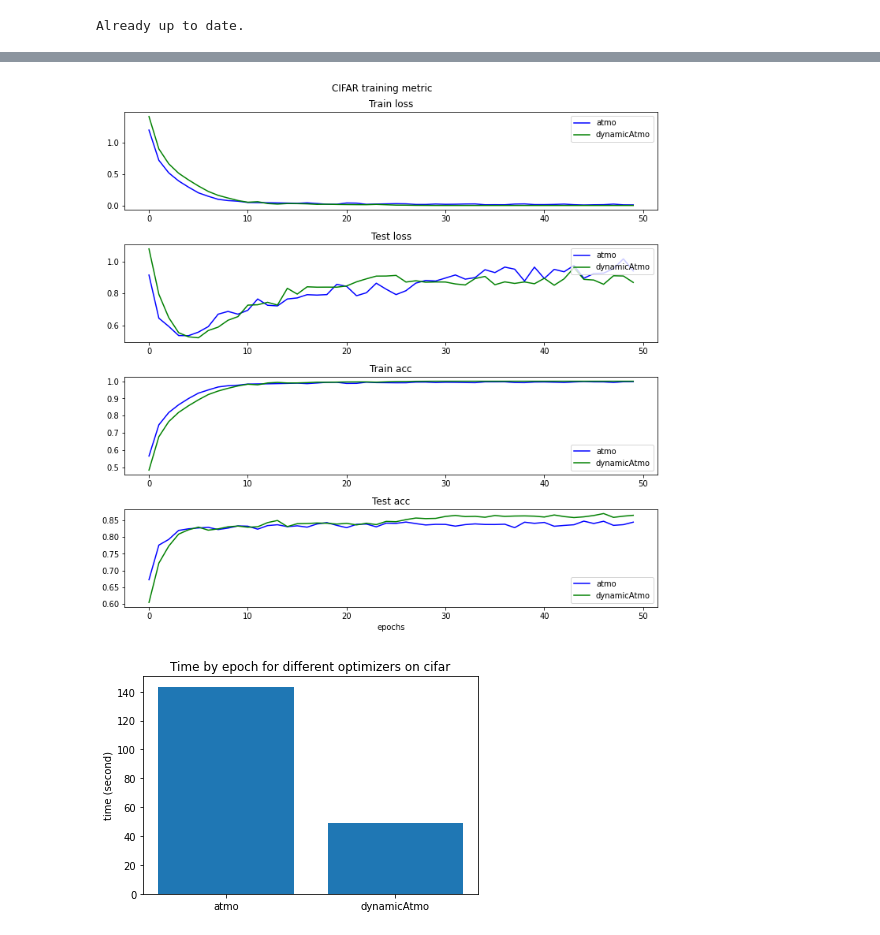
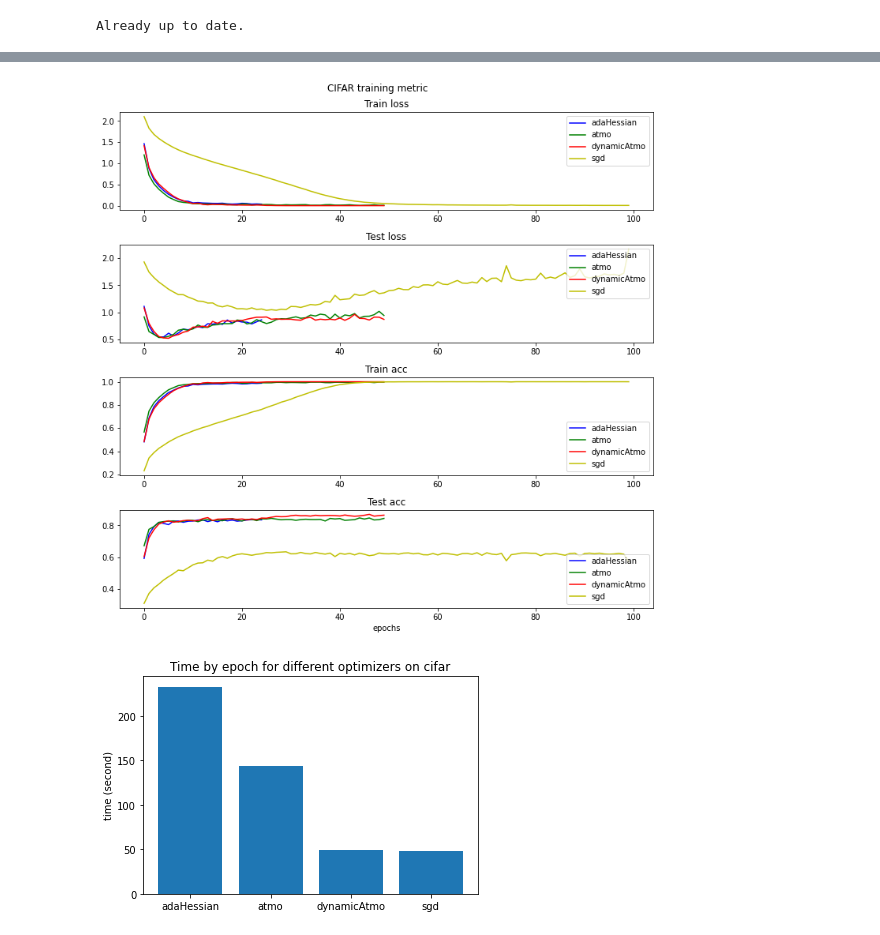
Before and after one commit to louisPoulain/OptiForML2022, a Jupyter notebook: result_visualization.ipynb, the cells around one changed output, grey strips where cells are left out. Drawn from its saved outputs; the diff is of its cells as text; code cells hidden in the pictures.

```diff
--- a/result_visualization.ipynb
+++ b/result_visualization.ipynb
@@ -93,38 +97,38 @@ color = ["b", "g", "r", "y", "c", "m", "k", "lime", "orange", "gray"]
 time_epoch= dict()
 i=0
 for filename in filenames:
-  if filename.find("Cifar") != -1:
+  if filename.find("Cifar") != -1 or filename.find("cifar") != -1:
     with open(os.path.join(TRAIN_HISTORY_DIR, filename),'rb') as file:
        history = CPU_Unpickler(file).load()
     train_loss = history["train_loss"]
     test_loss = history["test_loss"]
     for a, loss in enumerate(train_loss):
           train_loss[a] = loss.item()
     for a, loss in enumerate(test_loss):
           test_loss[a] = loss.item()
     train_acc = history["train_acc"]
     test_acc = history["test_acc"]
     axis[0].plot(train_loss, color[i], label=history["optimizer"])
     axis[1].plot(test_loss, color[i], label=history["optimizer"])
     axis[2].plot(train_acc, color[i], label=history["optimizer"])
     axis[3].plot(test_acc, color[i], label=history["optimizer"])
     time_epoch[history["optimizer"]] = history["time_epoch"]
     i = i+1
 axis[0].set_title("Train loss")
 axis[1].set_title("Test loss")
 axis[2].set_title("Train acc")
 axis[3].set_title("Test acc")
 axis[3].set_xlabel("epochs")
 axis[0].legend(loc="upper right")
 axis[1].legend(loc="upper right")
 axis[2].legend(loc="lower right")
 axis[3].legend(loc="lower right")
 figure.suptitle("CIFAR training metric")
 figure.tight_layout()
 plt.savefig(os.path.join(FIGURE_DIR, 'CIFAR_training_metric'))
 plt.show()
 # %% [output]
-[figure, old version]
+[figure, new version]
 # %%
 # time by epoch for cifar
 optimizers = []
@@ -138,4 +142,4 @@ plt.title("Time by epoch for different optimizers on cifar")
 plt.savefig(os.path.join(FIGURE_DIR, 'time_epoch_cifar'))
 plt.show()
 # %% [output]
-[figure, old version]
+[figure, new version]
```
Also changed, not shown: parts of 3 cells of this notebook.
